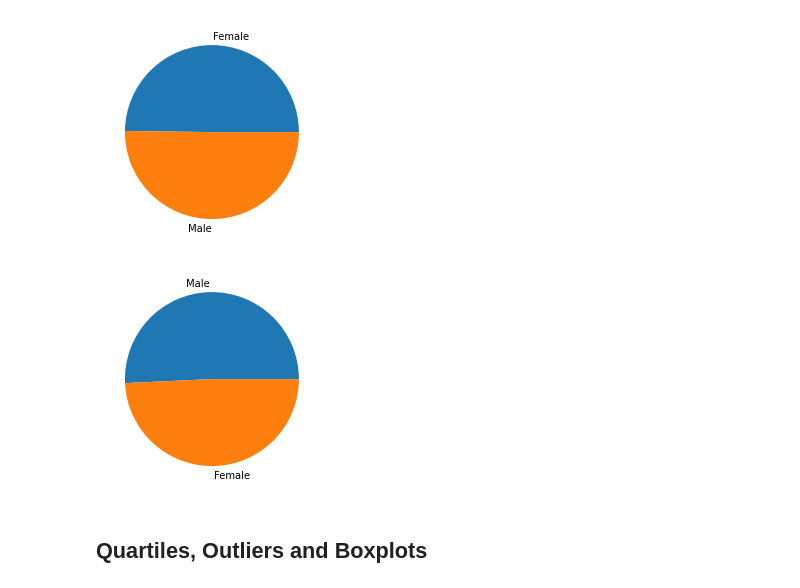
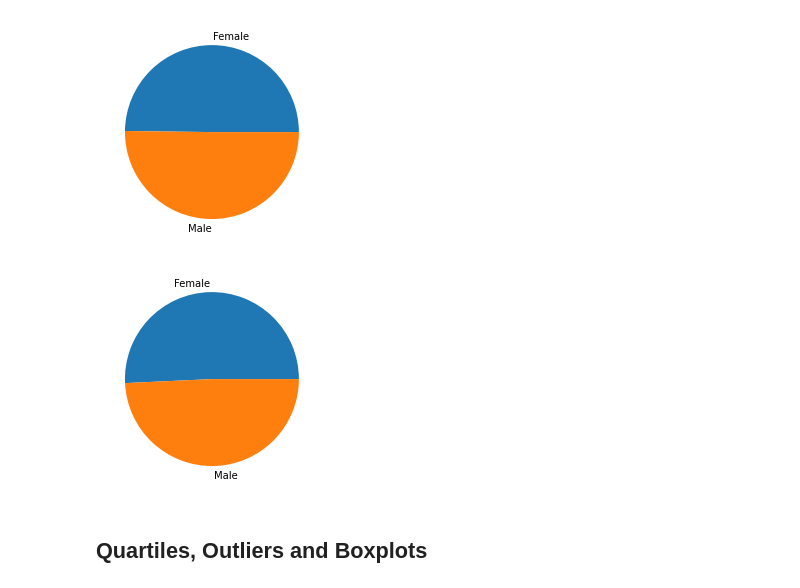
Before and after one commit to AnneNiemiec/Matplotlib, a Jupyter notebook: pymaceuticals.ipynb, the cells around one changed output. Drawn from its saved outputs; the diff is of its cells as text; code cells hidden in the pictures.

```diff
--- a/pymaceuticals.ipynb
+++ b/pymaceuticals.ipynb
@@ -193,14 +195,13 @@ plt.show()
 # %%
 # Generate a pie plot showing the distribution of female versus male mice using pyplot
 mice_gender_count=df_combined_clean['Sex'].value_counts().to_list()
-plt.pie(mice_gender_count, labels=['Male','Female'])
-
+plt.pie(mice_gender_count, labels=['Female','Male'])
 
 #Formatting
 # plt.title("Gender of Mice")
 plt.show()
 # %% [output]
-[figure, old version]
+[figure, new version]
 # %% [markdown]
 ## Quartiles, Outliers and Boxplots
 # %%
```
Also changed, not shown: parts of 5 cells of this notebook.
